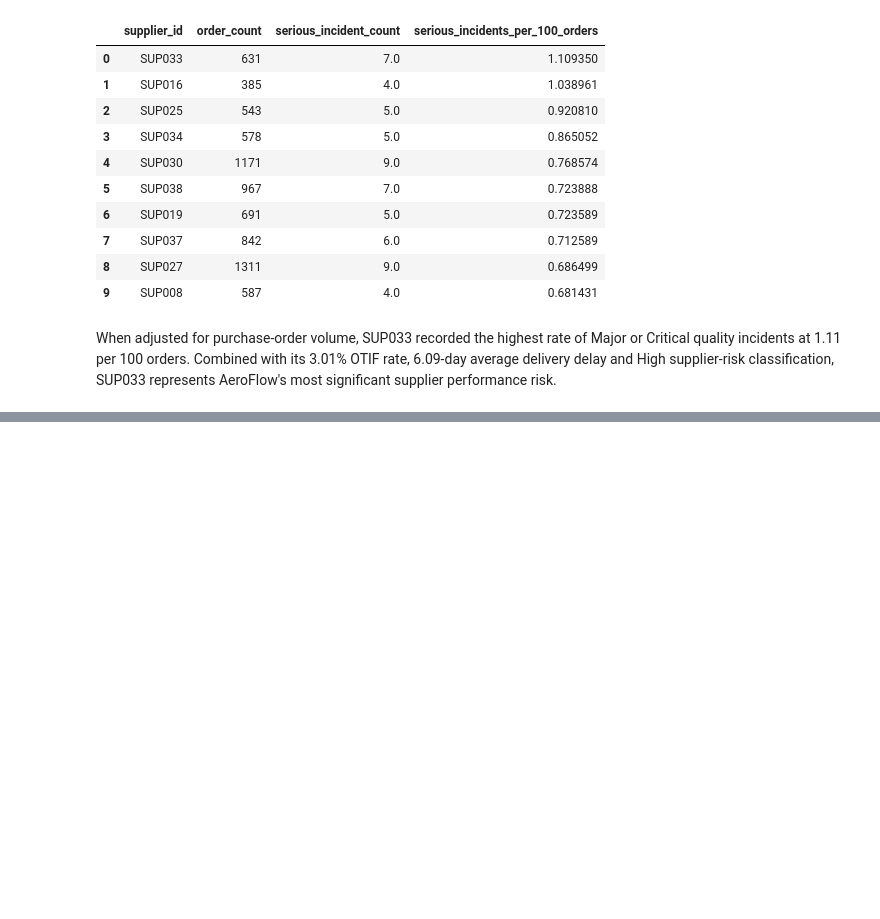
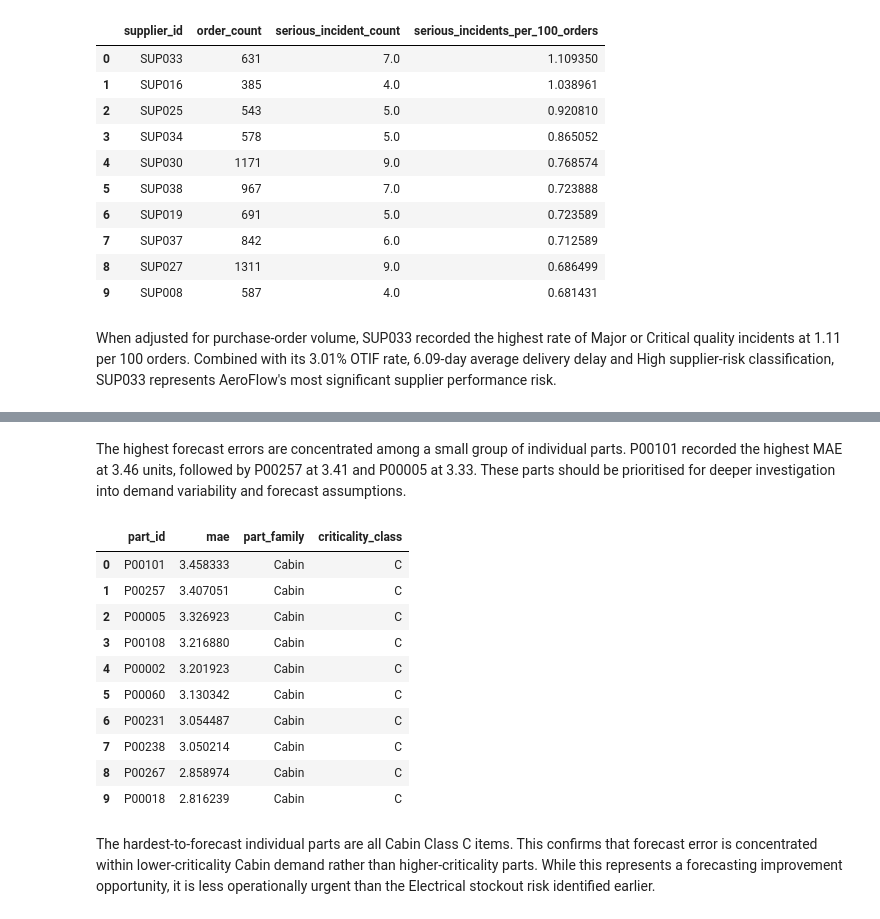
Before and after one commit to SeanNeedham/AeroFlow-Supply-Chain-Analytics, a Jupyter notebook: Python/03_exploratory_analysis.ipynb, the cells around one changed output, grey strips where cells are left out. Cells and saved outputs as stored; diff of their text form; code cells hidden in the pictures; blank space fills up the shorter version.

```diff
--- a/Python/03_exploratory_analysis.ipynb
+++ b/Python/03_exploratory_analysis.ipynb
@@ -331,0 +693,9 @@ When adjusted for purchase-order volume, SUP033 recorded the highest rate of Maj
+# %%
+
+supply_chain_history["forecast_error"] = (
+    supply_chain_history["forecast_qty"]
+    - supply_chain_history["consumption_qty"]
+)
+
+avg_forecast_error = supply_chain_history["forecast_error"].mean()
+round(avg_forecast_error, 2)
@@ -331,0 +706,7 @@ When adjusted for purchase-order volume, SUP033 recorded the highest rate of Maj
+# %%
+supply_chain_history["absolute_forecast_error"] = (
+    supply_chain_history["forecast_error"].abs()
+)
+
+mae = supply_chain_history["absolute_forecast_error"].mean()
+round(mae, 2)
@@ -331,0 +870,12 @@ When adjusted for purchase-order volume, SUP033 recorded the highest rate of Maj
+# %%
+forecast_accuracy_by_part = (
+    supply_chain_history
+    .groupby("part_id")
+    .agg(
+        mae=("absolute_forecast_error", "mean")
+    )
+    .sort_values("mae", ascending=False)
+    .reset_index()
+)
+
+forecast_accuracy_by_part.head(10)
@@ -331,0 +894,26 @@ When adjusted for purchase-order volume, SUP033 recorded the highest rate of Maj
+# %% [markdown]
+The highest forecast errors are concentrated among a small group of individual parts. P00101 recorded the highest MAE at 3.46 units, followed by P00257 at 3.41 and P00005 at 3.33. These parts should be prioritised for deeper investigation into demand variability and forecast assumptions.
+# %%
+forecast_part_risk = forecast_accuracy_by_part.merge(
+    parts[
+        ["part_id", "part_family", "criticality_class"]
+    ],
+    on="part_id",
+    how="left"
+)
+
+forecast_part_risk.head(10)
+# %% [output]
+|  | part_id | mae | part_family | criticality_class |
+| 0 | P00101 | 3.458333 | Cabin | C |
+| 1 | P00257 | 3.407051 | Cabin | C |
+| 2 | P00005 | 3.326923 | Cabin | C |
+| 3 | P00108 | 3.216880 | Cabin | C |
+| 4 | P00002 | 3.201923 | Cabin | C |
+| 5 | P00060 | 3.130342 | Cabin | C |
+| 6 | P00231 | 3.054487 | Cabin | C |
+| 7 | P00238 | 3.050214 | Cabin | C |
+| 8 | P00267 | 2.858974 | Cabin | C |
+| 9 | P00018 | 2.816239 | Cabin | C |
+# %% [markdown]
+The hardest-to-forecast individual parts are all Cabin Class C items. This confirms that forecast error is concentrated within lower-criticality Cabin demand rather than higher-criticality parts. While this represents a forecasting improvement opportunity, it is less operationally urgent than the Electrical stockout risk identified earlier.
```
Also changed, not shown: parts of 69 cells of this notebook.
